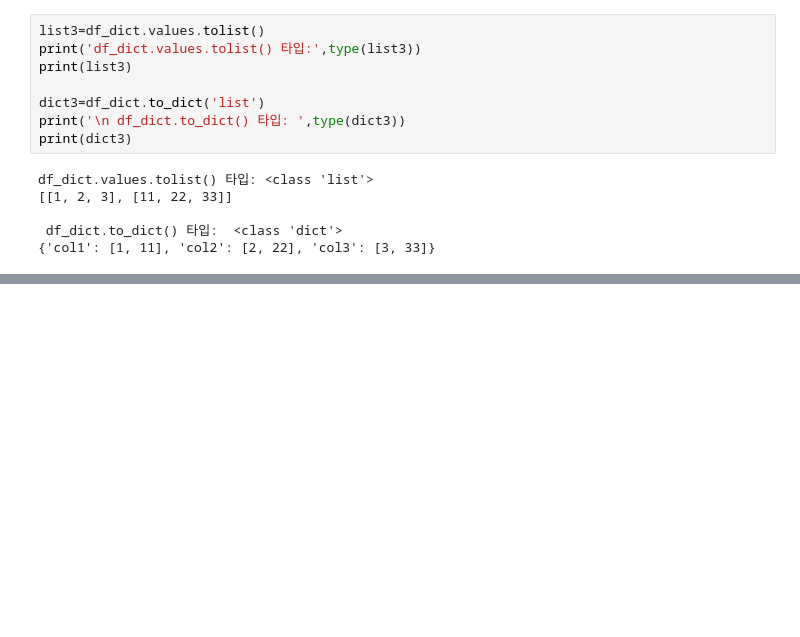
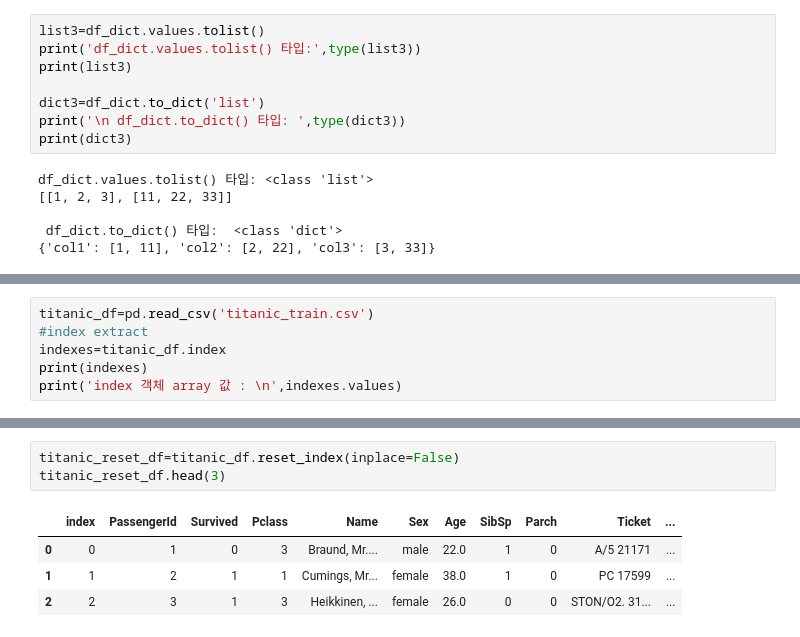
Before and after one commit to leedaehan-kev/ML-python, a Jupyter notebook: section1-python/section1-5-pandas.ipynb, the cells around one changed output, grey strips where cells are left out. Saved outputs shown, nothing was run; the diff lists cells and outputs as text; blank space fills up the shorter version.

```diff
--- a/section1-python/section1-5-pandas.ipynb
+++ b/section1-python/section1-5-pandas.ipynb
@@ -414,0 +415,6 @@ titanic_df.head()
+# %%
+titanic_df=pd.read_csv('titanic_train.csv')
+#index extract
+indexes=titanic_df.index
+print(indexes)
+print('index 객체 array 값 : \n',indexes.values)
@@ -414,0 +493,8 @@ titanic_df.head()
+# %%
+titanic_reset_df=titanic_df.reset_index(inplace=False)
+titanic_reset_df.head(3)
+# %% [output]
+|  | index | PassengerId | Survived | Pclass | Name | Sex | Age | SibSp | Parch | Ticket | ... |
+| 0 | 0 | 1 | 0 | 3 | Braund, Mr.... | male | 22.0 | 1 | 0 | A/5 21171 | ... |
+| 1 | 1 | 2 | 1 | 1 | Cumings, Mr... | female | 38.0 | 1 | 0 | PC 17599 | ... |
+| 2 | 2 | 3 | 1 | 3 | Heikkinen, ... | female | 26.0 | 0 | 0 | STON/O2. 31... | ... |
```
Also changed, not shown: parts of 28 cells of this notebook.
